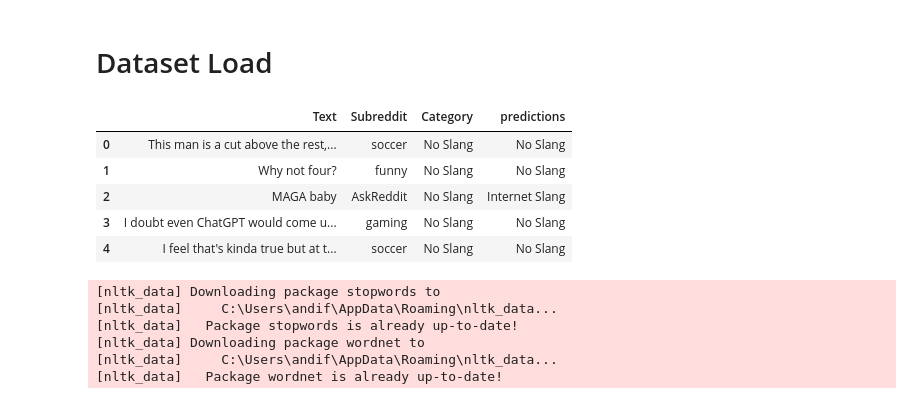
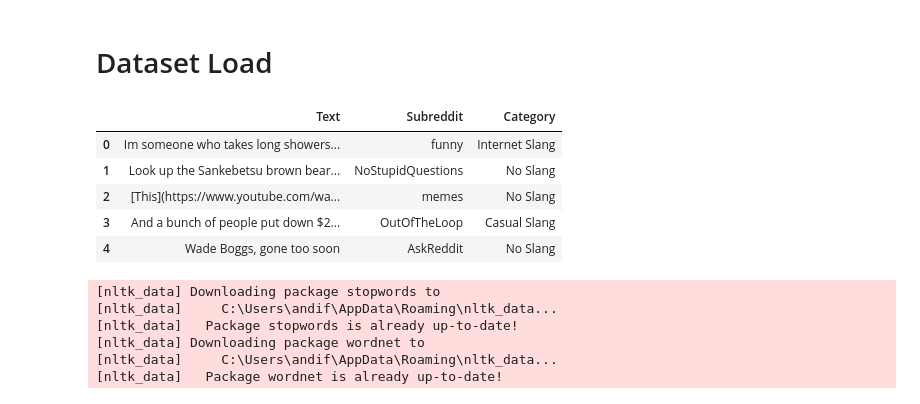
Before and after one commit to andifathir/Natural-Languange_Processing, a Jupyter notebook: Reddit Slang Classification/classify.ipynb, the cells around one changed output. Drawn from its saved outputs; the diff is of its cells as text; code cells hidden in the pictures.

```diff
--- a/Reddit Slang Classification/classify.ipynb
+++ b/Reddit Slang Classification/classify.ipynb
@@ -177,18 +177,18 @@ from nltk.stem import PorterStemmer, WordNetLemmatizer
 from sklearn.feature_extraction.text import CountVectorizer, TfidfVectorizer
 # %%
 # Load the dataset
-file_path = 'new_data_with_predictions.csv'
+file_path = 'ready_for_labelling - ready_for_labelling630.csv'
 df = pd.read_csv(file_path)
 
 text_column = 'Text'  # Replace with the actual column name containing text
 label_column = 'predictions'  # Replace with the actual label column name
 
 # Show the first few rows of the dataset
 df.head()
 # %% [output]
-|  | Text | Subreddit | Category | predictions |
-| 0 | This man is a cut above the rest,... | soccer | No Slang | No Slang |
-| 1 | Why not four? | funny | No Slang | No Slang |
-| 2 | MAGA baby | AskReddit | No Slang | Internet Slang |
-| 3 | I doubt even ChatGPT would come u... | gaming | No Slang | No Slang |
-| 4 | I feel that's kinda true but at t... | soccer | No Slang | No Slang |
+|  | Text | Subreddit | Category |
+| 0 | Im someone who takes long showers... | funny | Internet Slang |
+| 1 | Look up the Sankebetsu brown bear... | NoStupidQuestions | No Slang |
+| 2 | [This](https://www.youtube.com/wa... | memes | No Slang |
+| 3 | And a bunch of people put down $2... | OutOfTheLoop | Casual Slang |
+| 4 | Wade Boggs, gone too soon | AskReddit | No Slang |
```
Also changed, not shown: parts of 4 cells of this notebook, 22 other files.
